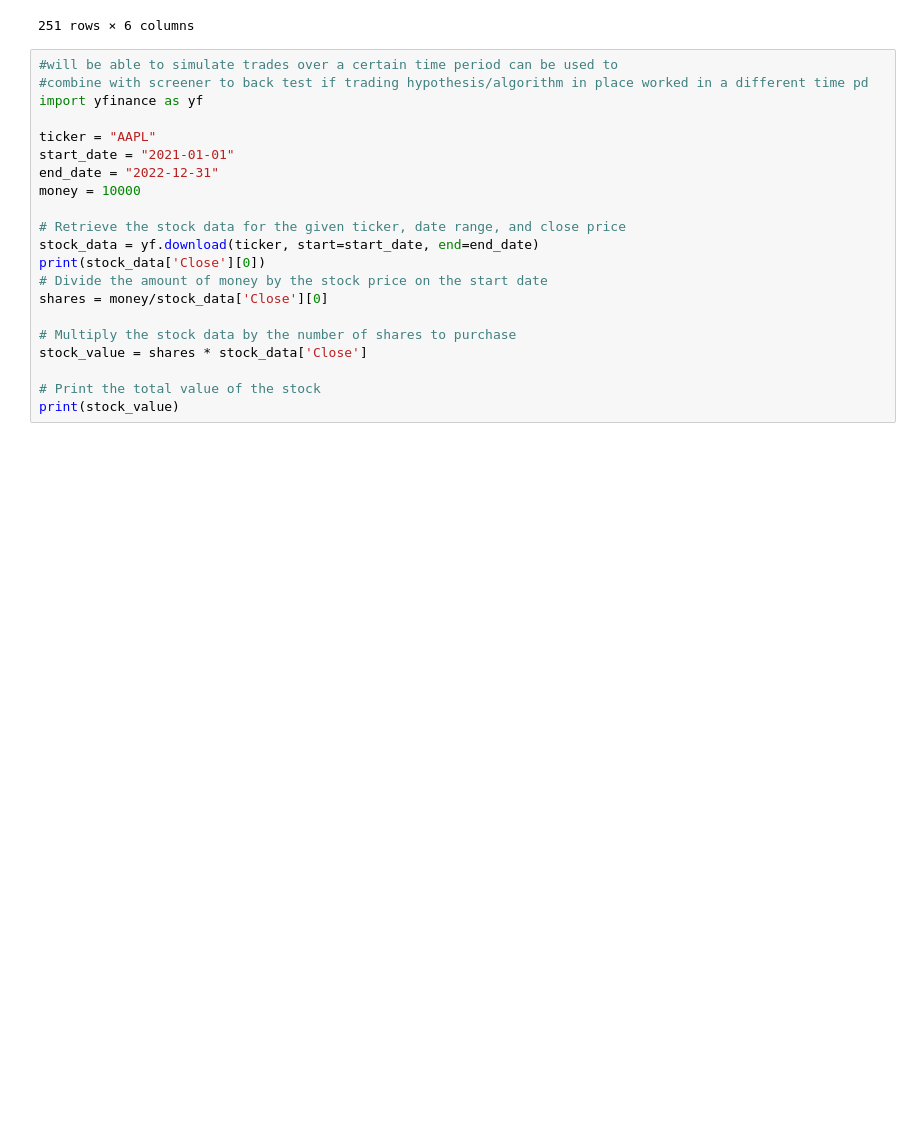
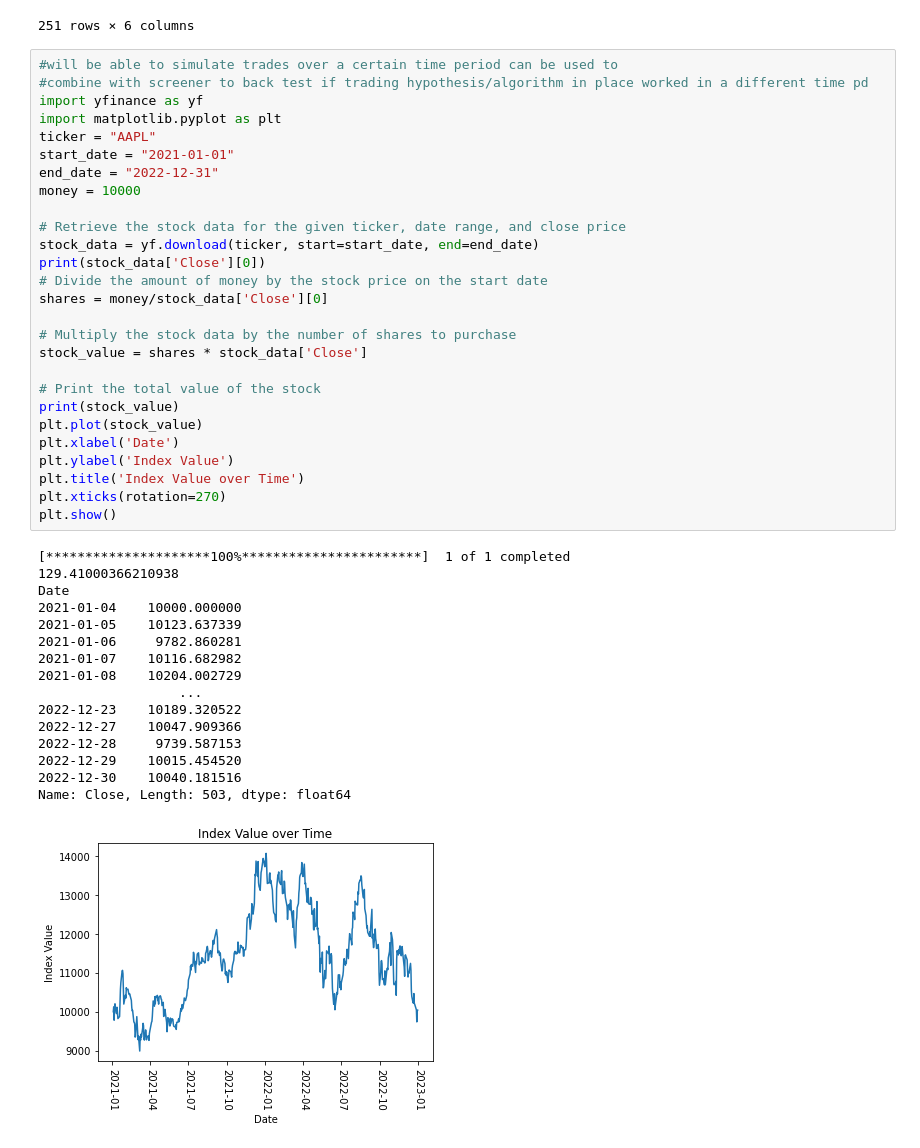
Before and after one commit to andrewbrowne3/MACD_RSI_screen, a Jupyter notebook: yfinance_MACD_RSI_screen.ipynb, the cells around one changed output. Saved outputs shown, nothing was run; the diff lists cells and outputs as text; blank space fills up the shorter version.

```diff
--- a/yfinance_MACD_RSI_screen.ipynb
+++ b/yfinance_MACD_RSI_screen.ipynb
@@ -131,21 +131,44 @@ pd.DataFrame(stock_data)
 # %%
 #will be able to simulate trades over a certain time period can be used to
 #combine with screener to back test if trading hypothesis/algorithm in place worked in a different time pd
 import yfinance as yf
-
+import matplotlib.pyplot as plt
 ticker = "AAPL"
 start_date = "2021-01-01"
 end_date = "2022-12-31"
 money = 10000
 
 # Retrieve the stock data for the given ticker, date range, and close price
 stock_data = yf.download(ticker, start=start_date, end=end_date)
 print(stock_data['Close'][0])
 # Divide the amount of money by the stock price on the start date
 shares = money/stock_data['Close'][0]
 
 # Multiply the stock data by the number of shares to purchase
 stock_value = shares * stock_data['Close']
 
 # Print the total value of the stock
 print(stock_value)
+plt.plot(stock_value)
+plt.xlabel('Date')
+plt.ylabel('Index Value')
+plt.title('Index Value over Time')
+plt.xticks(rotation=270)
+plt.show()
+# %% [output]
+[*********************100%***********************]  1 of 1 completed
+129.41000366210938
+Date
+2021-01-04    10000.000000
+2021-01-05    10123.637339
+2021-01-06     9782.860281
+2021-01-07    10116.682982
+2021-01-08    10204.002729
+                  ...
+2022-12-23    10189.320522
+2022-12-27    10047.909366
+2022-12-28     9739.587153
+2022-12-29    10015.454520
+2022-12-30    10040.181516
+Name: Close, Length: 503, dtype: float64
+[figure, added]
```
